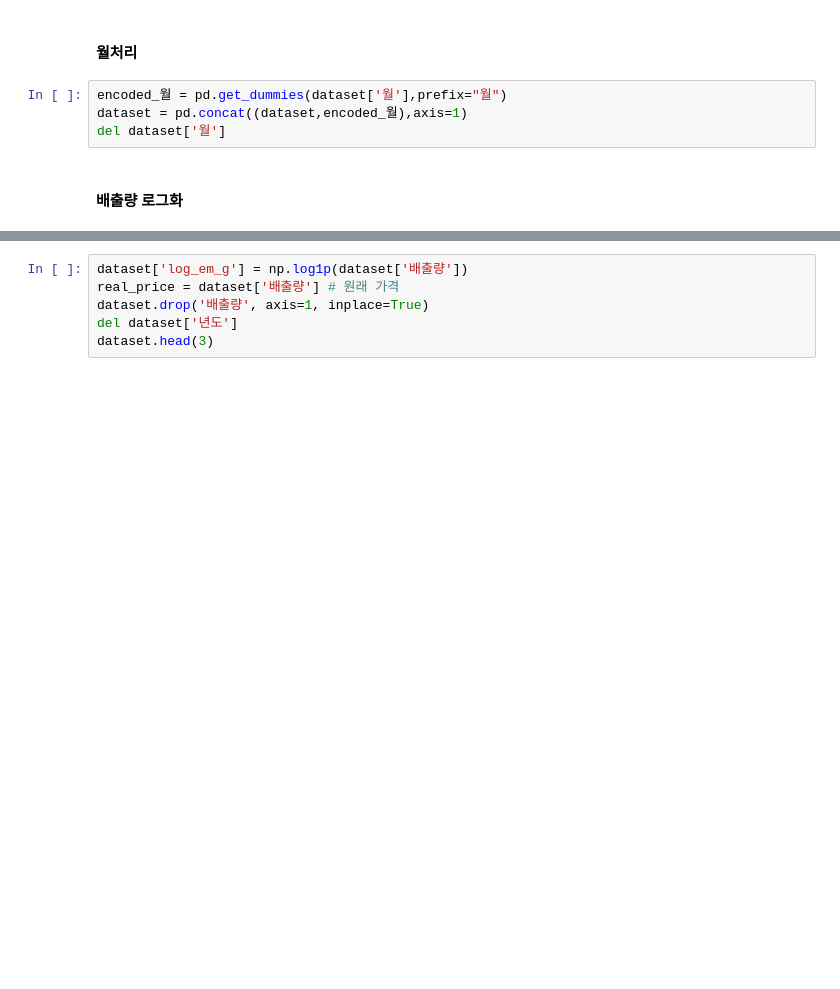
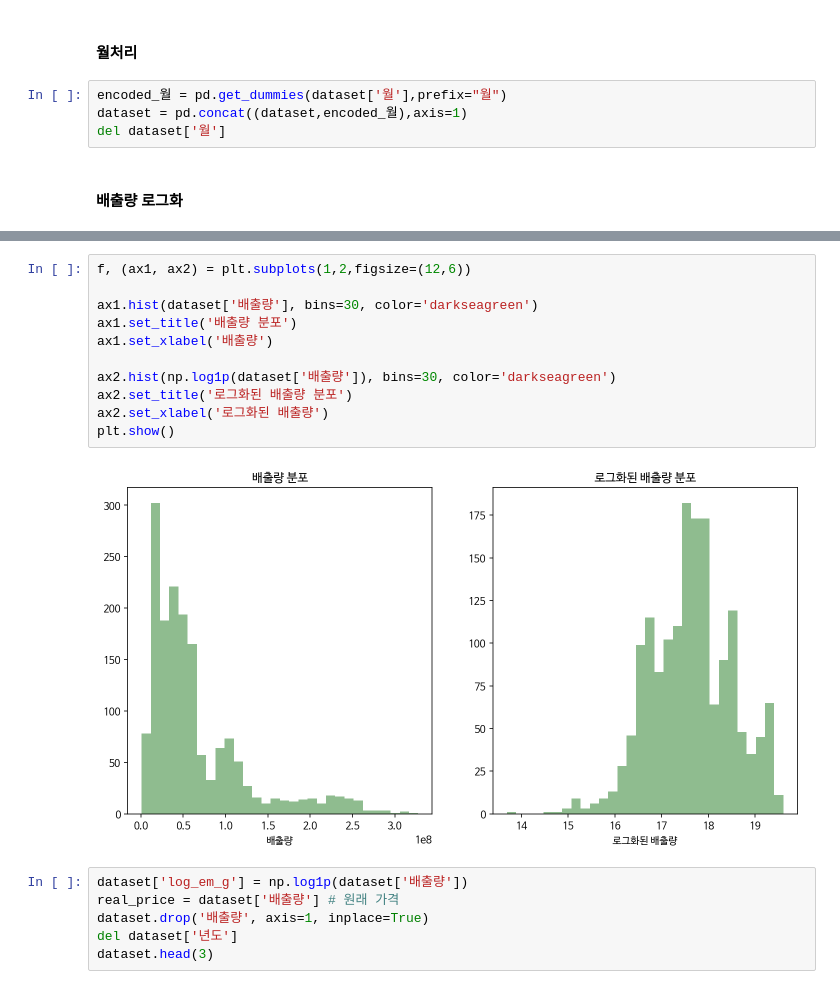
Before and after one commit to convin305/sum_daycon, a Jupyter notebook: [빅콘테스트]ECO제주/빅콘_정리.ipynb, the cells around one changed output, grey strips where cells are left out. Drawn from its saved outputs; the diff is of its cells as text; blank space fills up the shorter version.

```diff
--- a/[빅콘테스트]ECO제주/빅콘_정리.ipynb
+++ b/[빅콘테스트]ECO제주/빅콘_정리.ipynb
@@ -1019,3 +988,16 @@ del dataset['월']
+# %%
+f, (ax1, ax2) = plt.subplots(1,2,figsize=(12,6))
+
+ax1.hist(dataset['배출량'], bins=30, color='darkseagreen')
+ax1.set_title('배출량 분포')
+ax1.set_xlabel('배출량')
+
+ax2.hist(np.log1p(dataset['배출량']), bins=30, color='darkseagreen')
+ax2.set_title('로그화된 배출량 분포')
+ax2.set_xlabel('로그화된 배출량')
+plt.show()
+# %% [output]
+[figure, added]
 # %%
 dataset['log_em_g'] = np.log1p(dataset['배출량'])
 real_price = dataset['배출량'] # 원래 가격
```
Also changed, not shown: parts of 22 cells of this notebook.
